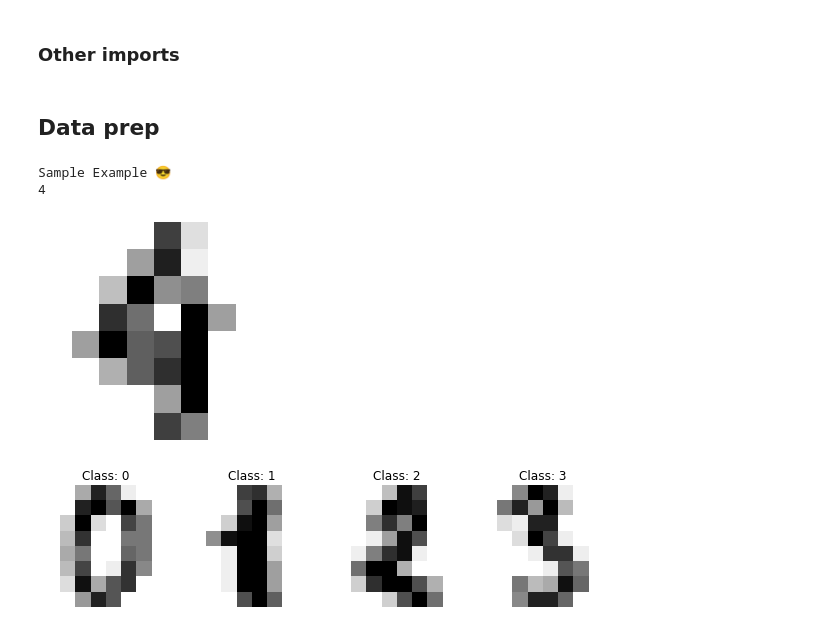
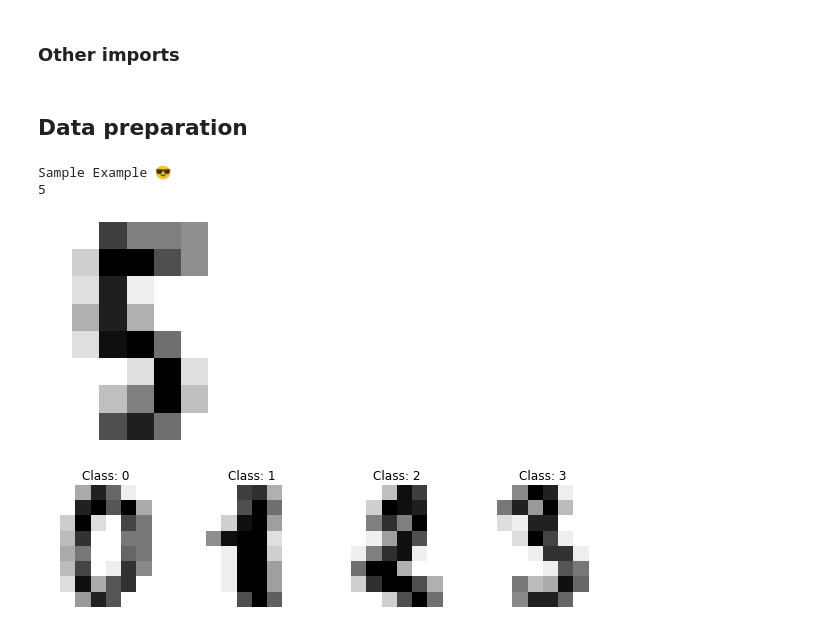
Before and after one commit to AJaszcz/SSI-projekt, a Jupyter notebook: knn_project.ipynb, the cells around one changed output. Saved outputs shown, nothing was run; the diff lists cells and outputs as text; code cells hidden in the pictures.

```diff
--- a/knn_project.ipynb
+++ b/knn_project.ipynb
@@ -12,20 +12,20 @@ from sklearn.datasets import load_digits
 import matplotlib.pyplot as plt
 import math
 # %% [markdown]
-## Data prep
+## Data preparation
 # %%
 digits = load_digits()
 # %%
 fig, ax = plt.subplots()
 ax.set_axis_off()
-ax.imshow(digits.images[24], cmap=plt.cm.gray_r)
+ax.imshow(digits.images[25], cmap=plt.cm.gray_r)
 print("Sample Example 😎")
-print(digits.target[24])
+print(digits.target[25])
 plt.savefig('media\\five5.png')
 # %% [output]
 Sample Example 😎
-4
+5
-[figure, old version]
+[figure, new version]
 # %%
 _, axes = plt.subplots(nrows=1, ncols=4, figsize=(10, 3))
 for ax, image, label in zip(axes, digits.images, digits.target):
```
Also changed, not shown: parts of 4 cells of this notebook, 3 other files.
